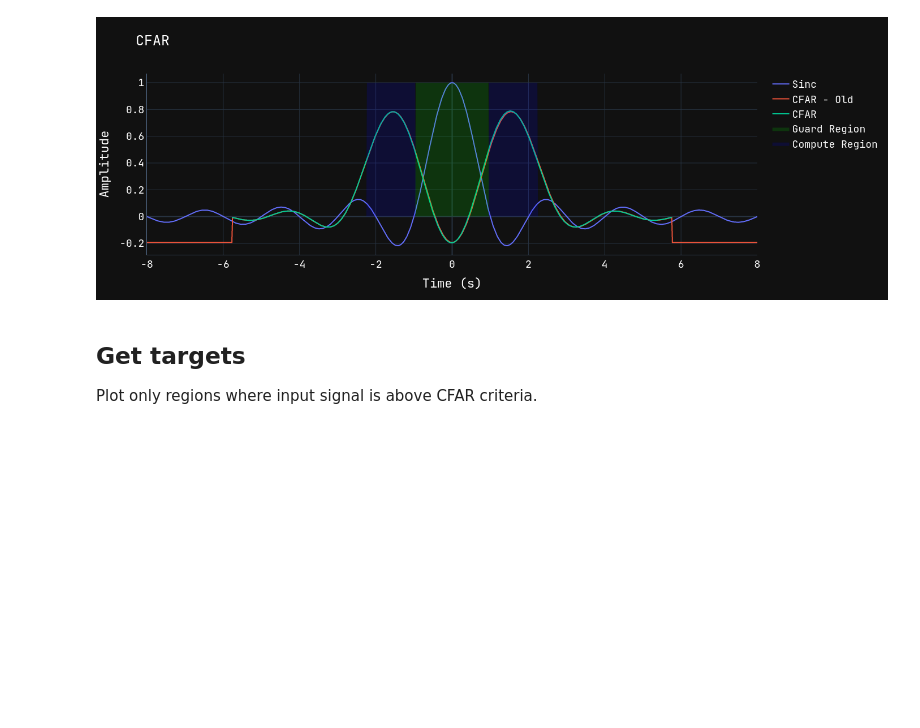
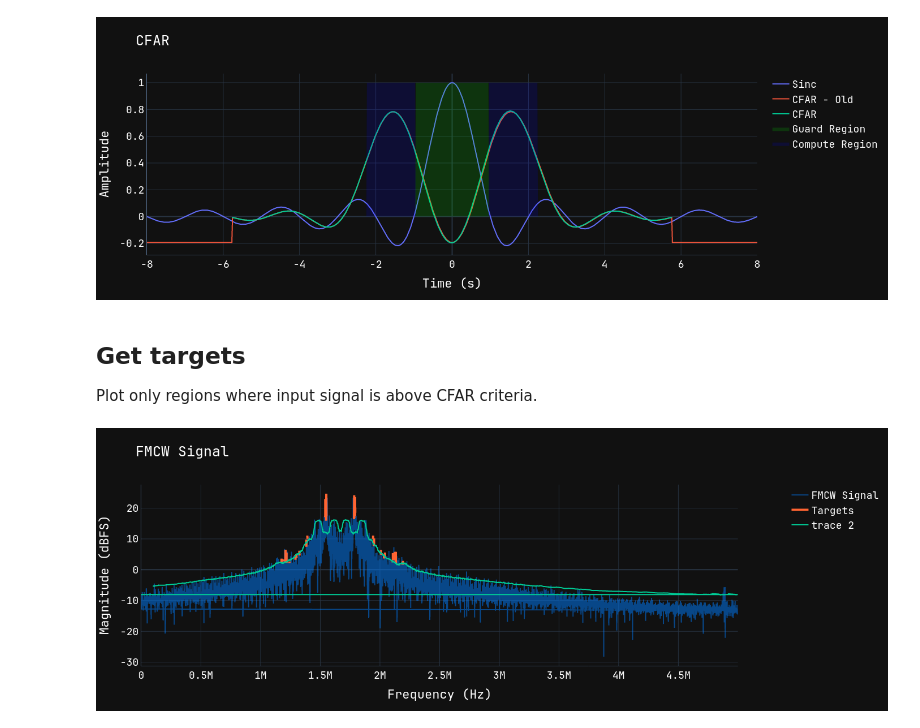
Before and after one commit to brunerm99/phaser-radar, a Jupyter notebook: examples/cfar.ipynb, the cells around one changed output. Drawn from its saved outputs; the diff is of its cells as text; code cells hidden in the pictures; blank space fills up the shorter version.

Commit message:
Started using real, collected, iq data

```diff
--- a/examples/cfar.ipynb
+++ b/examples/cfar.ipynb
@@ -242,0 +247,32 @@ fig.show()
+# %%
+ds = nc.Dataset("../app/static/data/Test_Track_2.nc")
+iq = ds.variables["i"][:] + 1j * ds.variables["q"][:]
+
+N = iq.shape[1]
+fs = 10e6
+adc_size = 2**12
+# %%
+iq_fft = fft(iq[7]) / (2 * N)
+freq = fftfreq(N, d=(1 / fs))
+threshold = cfar(np.abs(iq_fft), compute_cells=100, guard_cells=60, bias=3)
+X_k_dBFS = (10 * np.log10(np.abs(iq_fft)))
+
+targets = X_k_dBFS.copy()
+targets[np.where((targets < threshold) | (np.isnan(threshold)))] = np.nan
+
+fig = make_subplots(specs=[[dict(secondary_y=True)]])
+fig.add_trace(go.Scatter(x=freq, y=X_k_dBFS, name="FMCW Signal", line=dict(color="rgba(0,127,255,0.5)")))
+fig.add_trace(go.Scatter(x=freq, y=targets, name="Targets", line=dict(color="rgba(255,100,50,1)", width=4)))
+fig.add_trace(go.Scatter(x=freq, y=10 * np.log10(threshold)), secondary_y=False)
+fig.update_layout(PLOTLY_LAYOUT)
+fig.update_layout(
+    title="FMCW Signal",
+    xaxis=dict(title="Frequency (Hz)"),
+    yaxis=dict(title="Magnitude (dBFS)"),
+    width=1400,
+    height=500,
+)
+fig.update_xaxes(range=[0,freq.max()])
+fig.show("png")
+# %% [output]
+[figure, added]
```
Also changed, not shown: parts of 2 cells of this notebook, 2 other files.
